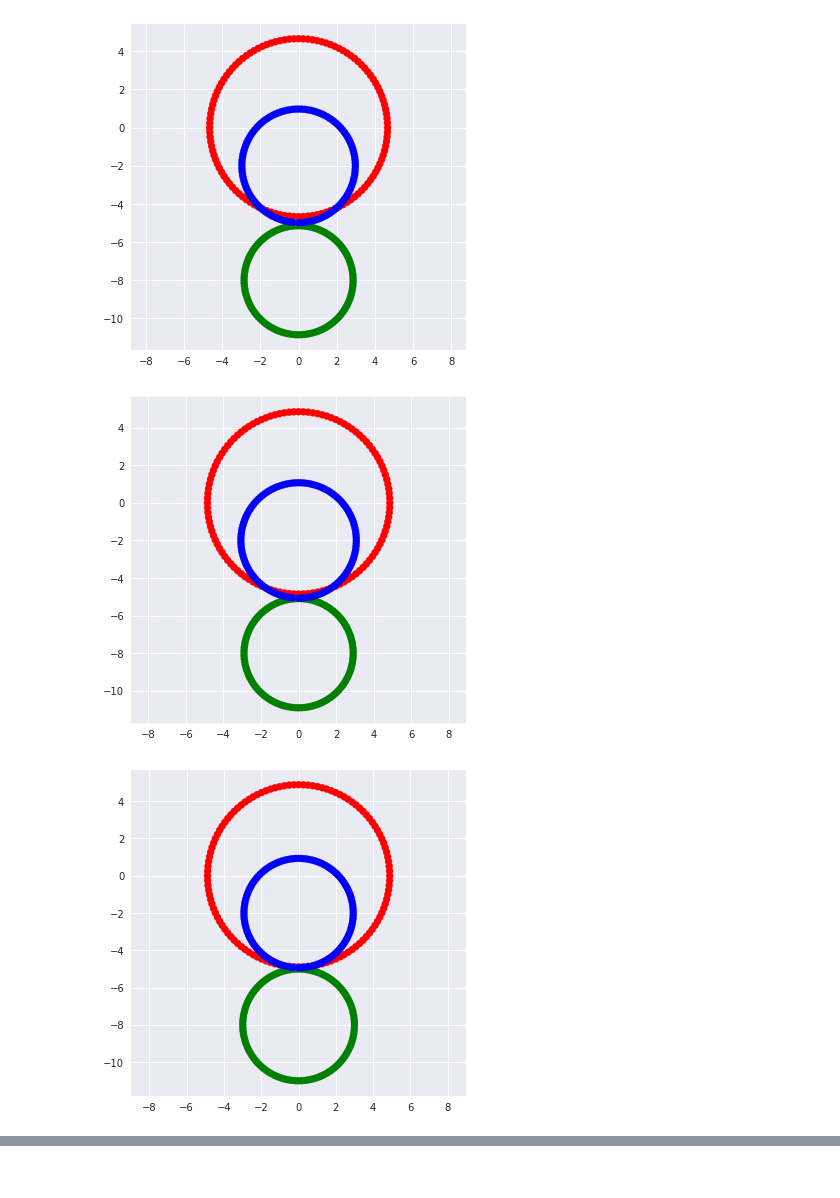
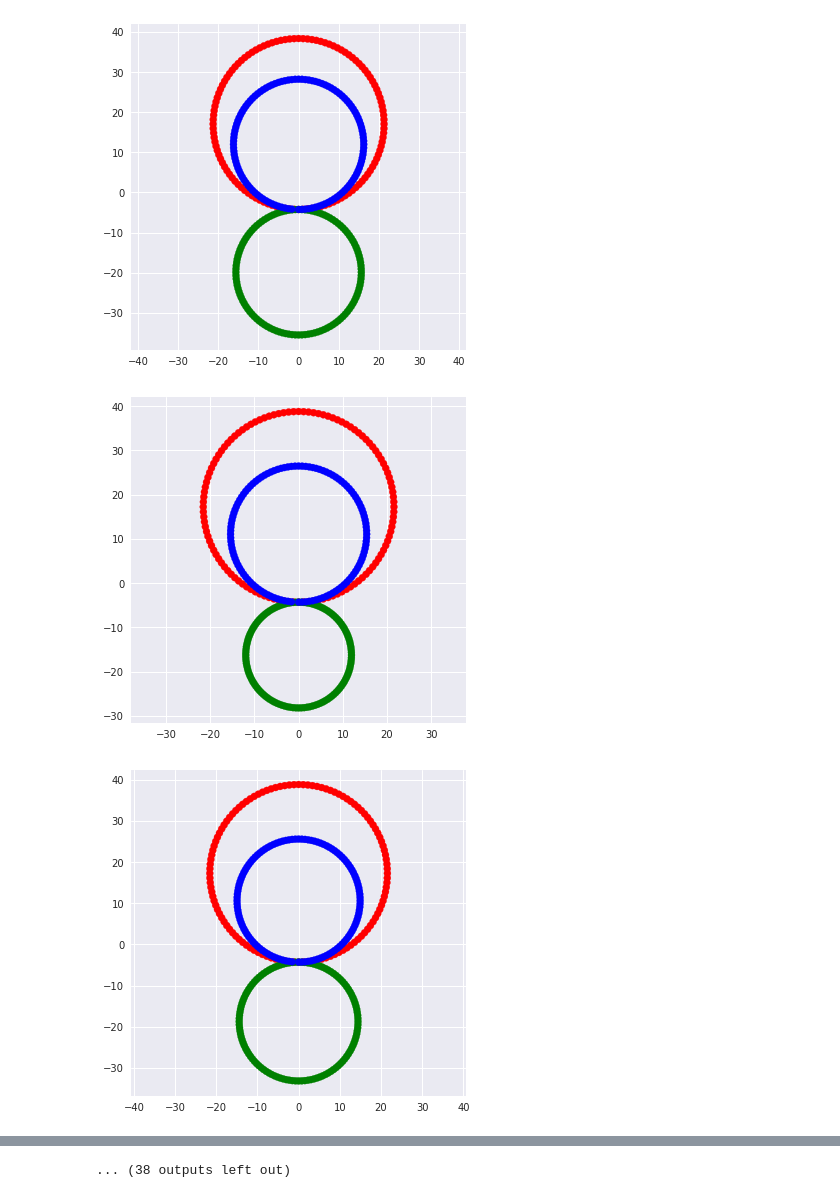
Before and after one commit to sharma-arjun/DirectedInfo-GAIL, a Jupyter notebook: IL/plots/plot_gt_circle_trajectories.ipynb, the cells around one changed output, grey strips where cells are left out. Saved outputs shown, nothing was run; the diff lists cells and outputs as text; code cells hidden in the pictures.

```diff
--- a/IL/plots/plot_gt_circle_trajectories.ipynb
+++ b/IL/plots/plot_gt_circle_trajectories.ipynb
@@ -43,32 +43,45 @@ sns.set()
 # Import own modules
 # Need to use importlib since module starts with a numerical value.
 # %%
-h5_path = '../h5_trajs/circle_trajs/meta_2_traj_40/expert_traj.h5'
+# h5_path = '../h5_trajs/circle_trajs/meta_1_traj_50_normalized_action/expert_traj.h5'
+# h5_path = '../h5_trajs/circle_trajs/meta_2_traj_40_normalized_action/expert_traj.h5'
+h5_path = '../h5_trajs/circle_trajs/meta_1_traj_50_normalized_action_fixed/expert_traj.h5'
+# h5_path = '../h5_trajs/circle_trajs/meta_2_traj_40_fixed_initial_point/expert_traj.h5'
 h5_f = h5py.File(h5_path, 'r')
 for traj_key in h5_f['expert_traj'].keys():
-    states = h5_f['expert_traj'][traj_key]['state']
-    action = h5_f['expert_traj'][traj_key]['action']
-    goal = h5_f['expert_traj'][traj_key]['goal']
-
+    states = np.array(h5_f['expert_traj'][traj_key]['state'])
+    action = np.array(h5_f['expert_traj'][traj_key]['action'])
+    goal = np.array(h5_f['expert_traj'][traj_key]['goal'])
+    if 'radius' in list(h5_f['expert_traj'][traj_key].keys()):
+        radius = np.array(h5_f['expert_traj'][traj_key]['radius'])
+    else:
+        radius = None
     assert states.shape[0] == 359
 
     states_from_actions = [[states[0, 0], states[0, 1]]]
     for i in range(action.shape[0]):
         prev_state = states_from_actions[-1]
-        next_state = [prev_state[0] + action[i, 0], prev_state[1] + action[i, 1]]
+        radius_idx = i // 120
+        if radius is not None:
+            r = radius[radius_idx]
+            dist = ((10 * np.pi) / 120.) * r
+        else:
+            dist = 1
+        next_state = [prev_state[0] + action[i, 0] * dist,
+                      prev_state[1] + action[i, 1] * dist]
         states_from_actions.append(next_state)
     state_from_action_arr = np.array(states_from_actions)
 
     colors = ['r'] * 120 + ['g'] * 120 + ['b'] * 119
     # plt.scatter(states[:, 0], states[:, 1], color=colors)
     plt.scatter(state_from_action_arr[:-1, 0].tolist(),
                 state_from_action_arr[:-1, 1].tolist(),
                 color=colors)
     plt.axis('equal')
     plt.show()
 
 h5_f.close()
 # %% [output]
-[figure, old version]
+[figure, new version]
-[figure, old version]
+[figure, new version]
-[figure, old version]
+[figure, new version]
@@ -85,0 +97 @@ h5_f.close()
+... (38 outputs left out)
```
Also changed, not shown: parts of 1 cell of this notebook, 6 other files.
